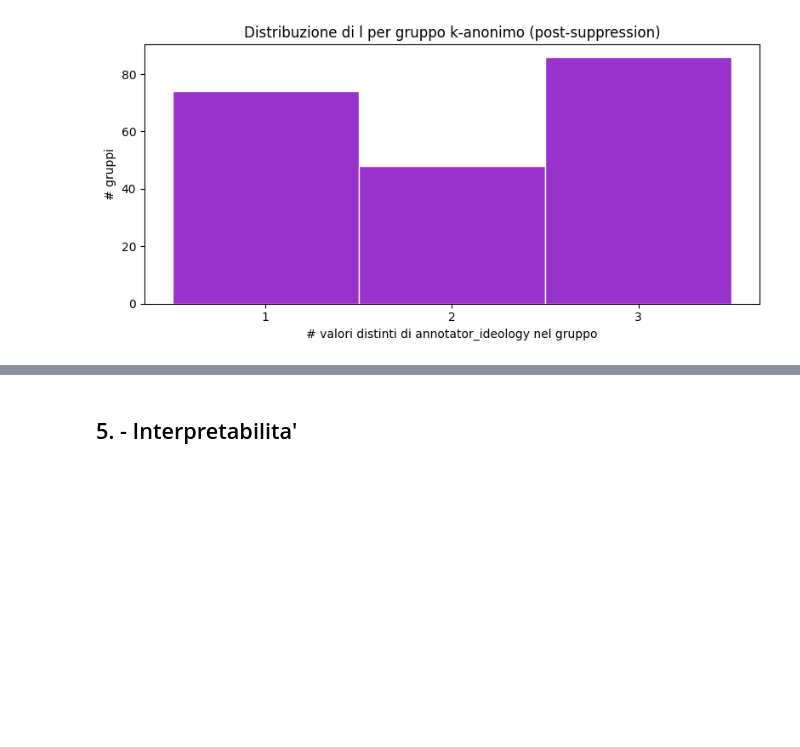
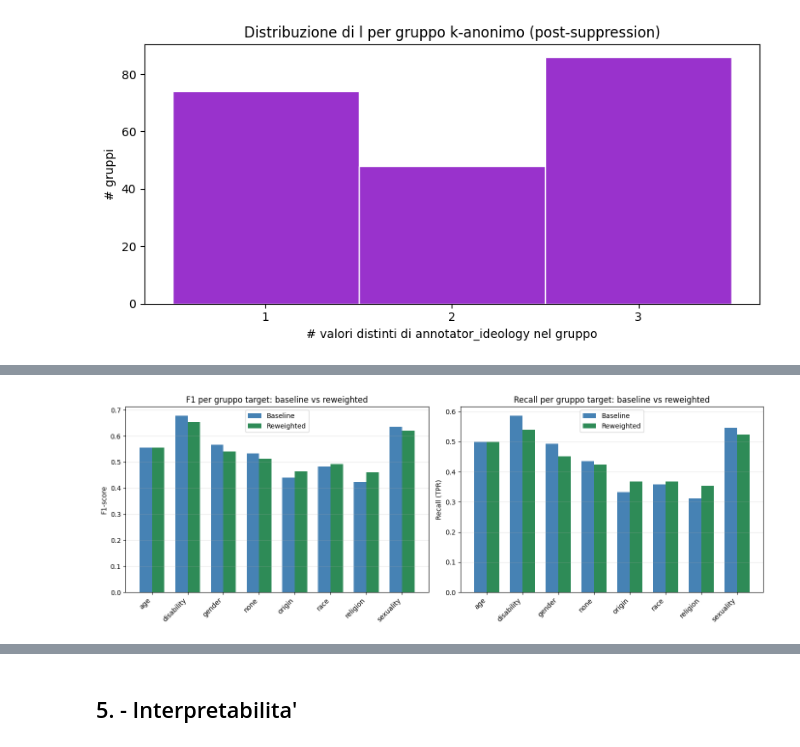
Before and after one commit to AndreaMorbello/measuring-hate-speech-audit, a Jupyter notebook: notebooks/audit.ipynb, the cells around one changed output, grey strips where cells are left out. Saved outputs shown, nothing was run; the diff lists cells and outputs as text; code cells hidden in the pictures; blank space fills up the shorter version.

```diff
--- a/notebooks/audit.ipynb
+++ b/notebooks/audit.ipynb
@@ -890,0 +1366,9 @@ Il capitolo ha trattato la privacy non come un obiettivo da raggiungere ma come
+# %%
+metrics_baseline = per_group_metrics(y_test, y_pred_baseline, y_proba_baseline, target_test)
+metrics_reweighted = per_group_metrics(y_test, y_pred_reweighted, y_proba_reweighted, target_test)
+
+print("=== Modello A (baseline) — metriche per gruppo target ===")
+print(metrics_baseline.to_string(index=False, float_format=lambda x: f"{x:.3f}"))
+
+print("\n=== Modello B (reweighted) — metriche per gruppo target ===")
+print(metrics_reweighted.to_string(index=False, float_format=lambda x: f"{x:.3f}"))
@@ -890,0 +1437,30 @@ Il capitolo ha trattato la privacy non come un obiettivo da raggiungere ma come
+# %%
+fig, axes = plt.subplots(1, 2, figsize=(14, 5))
+
+merged = metrics_baseline.merge(metrics_reweighted, on="group", suffixes=("_A", "_B"))
+x = np.arange(len(merged))
+width = 0.35
+
+axes[0].bar(x - width/2, merged["f1_A"], width, label="Baseline", color="steelblue")
+axes[0].bar(x + width/2, merged["f1_B"], width, label="Reweighted", color="seagreen")
+axes[0].set_xticks(x)
+axes[0].set_xticklabels(merged["group"], rotation=45, ha="right")
+axes[0].set_ylabel("F1-score")
+axes[0].set_title("F1 per gruppo target: baseline vs reweighted")
+axes[0].legend()
+axes[0].grid(axis="y", alpha=0.3)
+
+axes[1].bar(x - width/2, merged["recall_A"], width, label="Baseline", color="steelblue")
+axes[1].bar(x + width/2, merged["recall_B"], width, label="Reweighted", color="seagreen")
+axes[1].set_xticks(x)
+axes[1].set_xticklabels(merged["group"], rotation=45, ha="right")
+axes[1].set_ylabel("Recall (TPR)")
+axes[1].set_title("Recall per gruppo target: baseline vs reweighted")
+axes[1].legend()
+axes[1].grid(axis="y", alpha=0.3)
+
+plt.tight_layout()
+fig.savefig(FIGURES_DIR / "fairness_metrics_comparison.png", dpi=120, bbox_inches="tight")
+plt.show()
+# %% [output]
+[figure, added]
```
Also changed, not shown: parts of 47 cells of this notebook, 4 other files.
